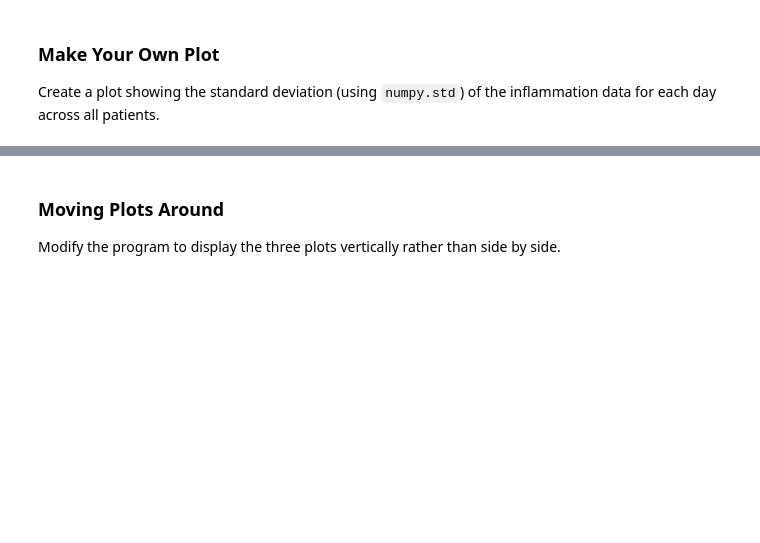
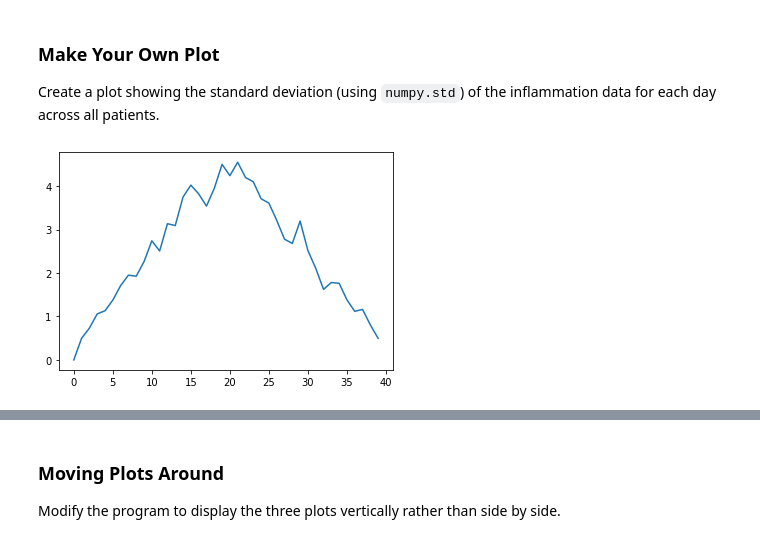
Before and after one commit to Jgazi/2019-07-24-intro-to-python-workshop, a Jupyter notebook: lessons/python/ep1-introduction.ipynb, the cells around one changed output, grey strips where cells are left out. Cells and saved outputs as stored; diff of their text form; code cells hidden in the pictures; blank space fills up the shorter version.

```diff
--- a/lessons/python/ep1-introduction.ipynb
+++ b/lessons/python/ep1-introduction.ipynb
@@ -856,3 +917,8 @@ Solution:
 # %% [markdown]
 ### Make Your Own Plot
 Create a plot showing the standard deviation (using `numpy.std`) of the inflammation data for each day across all patients.
+# %%
+std_plot = matplotlib.pyplot.plot(numpy.std(data, axis=0))
+matplotlib.pyplot.show()
+# %% [output]
+[figure, added]
```
Also changed, not shown: parts of 18 cells of this notebook.
